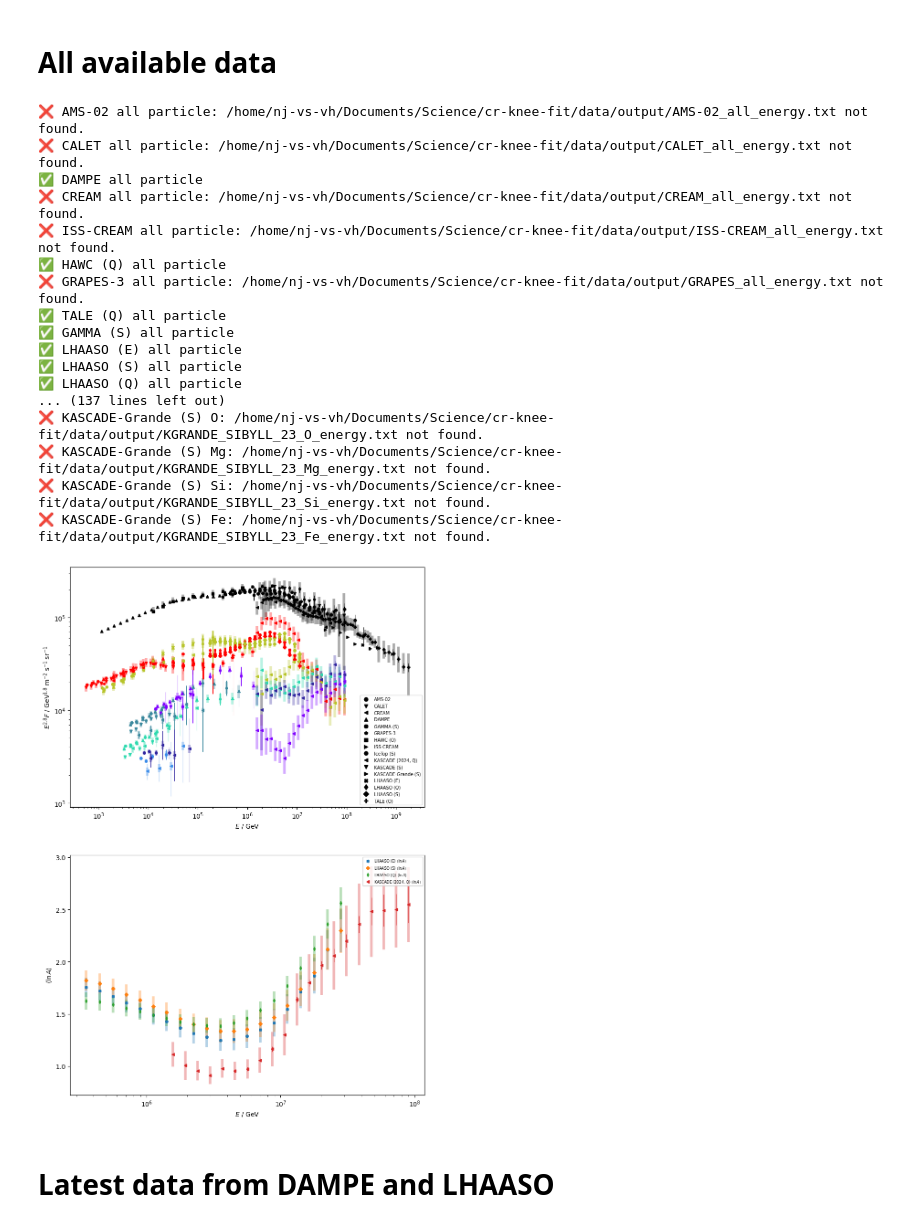
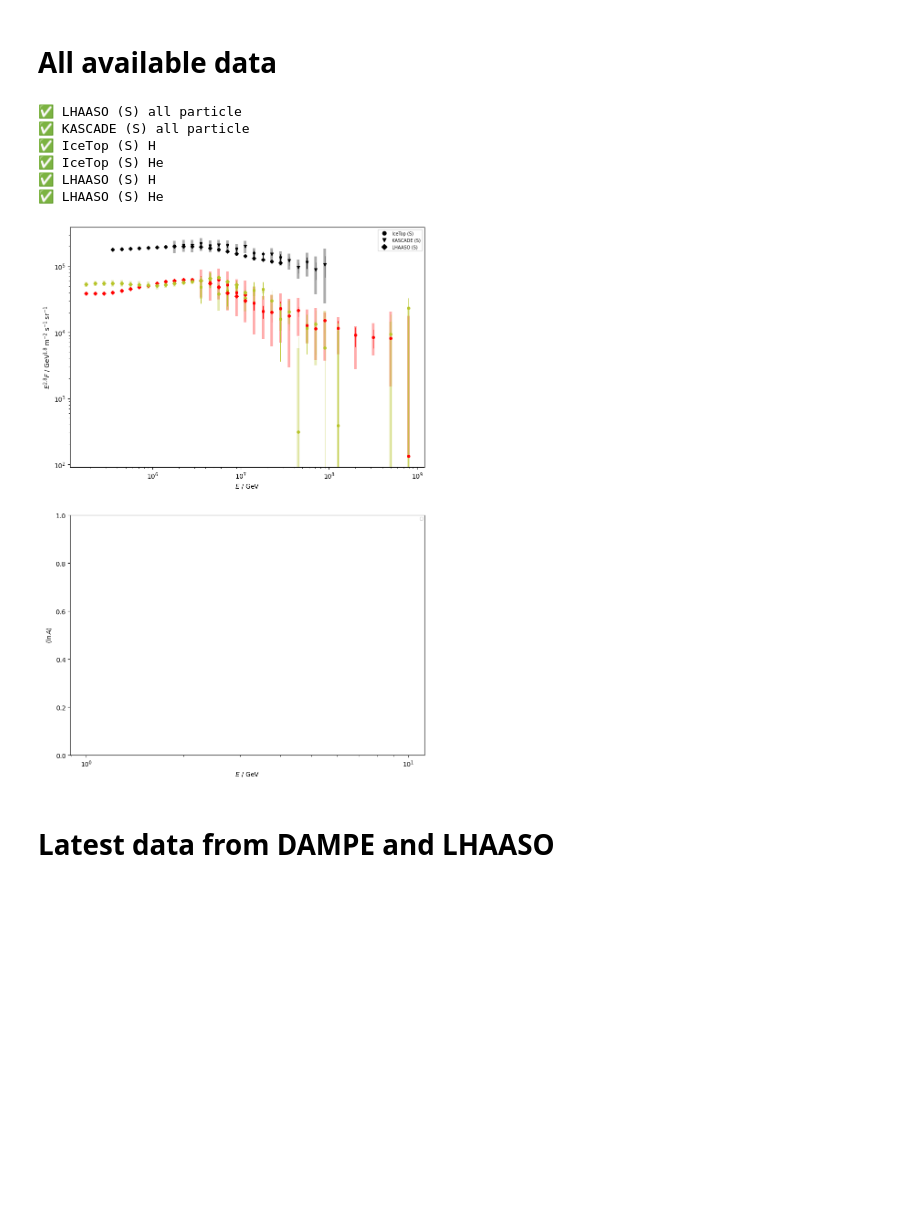
Before and after one commit to nj-vs-vh/EVA, a Jupyter notebook: scripts/data.ipynb, the cells around one changed output. Cells and saved outputs as stored; diff of their text form; code cells hidden in the pictures; blank space fills up the shorter version.

```diff
--- a/scripts/data.ipynb
+++ b/scripts/data.ipynb
@@ -11,35 +15,31 @@ from cr_knee_fit.fit_data import Data, DataConfig
 # %%
 ALL = experiments.DIRECT + experiments.INDIRECT
 conf = DataConfig(
-    experiments_elements=list(ALL),
-    experiments_all_particle=ALL,
-    experiments_lnA=ALL,
-    elements=Element.regular(),
-    elements_R_bounds=(5e2, 1e8),
+    # experiments_elements=list(ALL),
+    # experiments_all_particle=ALL,
+    # experiments_lnA=ALL,
+    experiments_elements=[experiments.ice_top_sibyll, experiments.lhaaso_sibyll],
+    experiments_all_particle=[experiments.lhaaso_sibyll, experiments.kascade_sibyll],
+    experiments_lnA=[],
+    # elements=Element.regular(),
+    default_elements=[
+        Element.H,
+        Element.He,
+    ],
+    elements_R_bounds=(5e2, 1e10),
 )
 
 d = Data.load(conf, verbose=True)
 fig, ax = plt.subplots(nrows=2, figsize=(10, 15))
 fig = d.plot(scale=2.8, figure=fig)
 # %% [output]
-❌ AMS-02 all particle: /home/nj-vs-vh/Documents/Science/cr-knee-fit/data/output/AMS-02_all_energy.txt not found.
-❌ CALET all particle: /home/nj-vs-vh/Documents/Science/cr-knee-fit/data/output/CALET_all_energy.txt not found.
-✅ DAMPE all particle
-❌ CREAM all particle: /home/nj-vs-vh/Documents/Science/cr-knee-fit/data/output/CREAM_all_energy.txt not found.
-❌ ISS-CREAM all particle: /home/nj-vs-vh/Documents/Science/cr-knee-fit/data/output/ISS-CREAM_all_energy.txt not found.
-✅ HAWC (Q) all particle
-❌ GRAPES-3 all particle: /home/nj-vs-vh/Documents/Science/cr-knee-fit/data/output/GRAPES_all_energy.txt not found.
-✅ TALE (Q) all particle
-✅ GAMMA (S) all particle
-✅ LHAASO (E) all particle
 ✅ LHAASO (S) all particle
-✅ LHAASO (Q) all particle
-... (137 lines left out)
-❌ KASCADE-Grande (S) O: /home/nj-vs-vh/Documents/Science/cr-knee-fit/data/output/KGRANDE_SIBYLL_23_O_energy.txt not found.
-❌ KASCADE-Grande (S) Mg: /home/nj-vs-vh/Documents/Science/cr-knee-fit/data/output/KGRANDE_SIBYLL_23_Mg_energy.txt not found.
-❌ KASCADE-Grande (S) Si: /home/nj-vs-vh/Documents/Science/cr-knee-fit/data/output/KGRANDE_SIBYLL_23_Si_energy.txt not found.
-❌ KASCADE-Grande (S) Fe: /home/nj-vs-vh/Documents/Science/cr-knee-fit/data/output/KGRANDE_SIBYLL_23_Fe_energy.txt not found.
+✅ KASCADE (S) all particle
+✅ IceTop (S) H
+✅ IceTop (S) He
+✅ LHAASO (S) H
+✅ LHAASO (S) He
-[figure, old version]
+[figure, new version]
 # %% [markdown]
 # Latest data from DAMPE and LHAASO
 # %%
```
Also changed, not shown: parts of 3 cells of this notebook, 9 other files.
